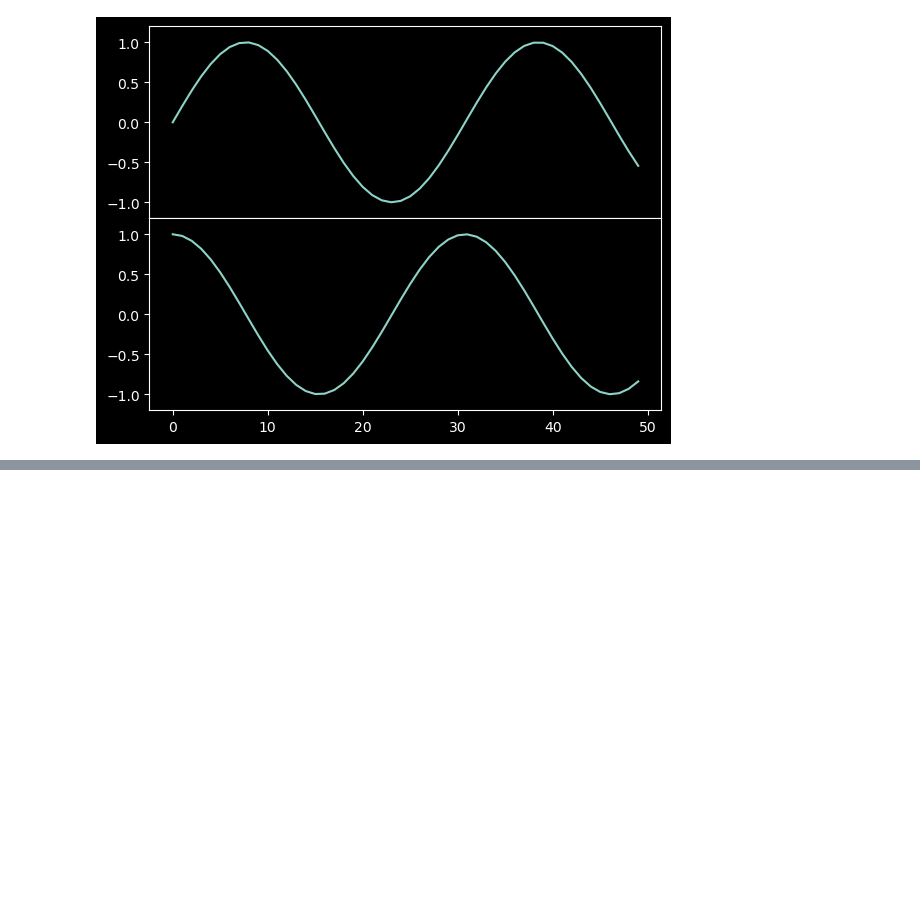
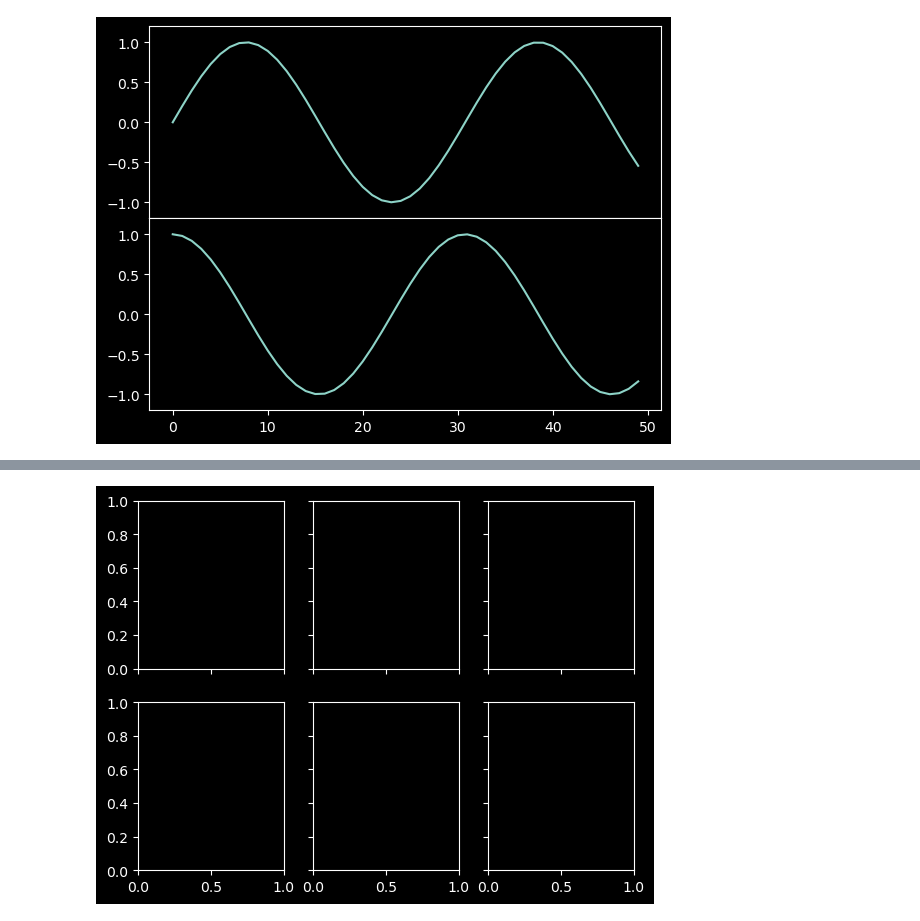
Before and after one commit to Venux09/Data_science_handbook_study, a Jupyter notebook: Matplotlib-data_science_handbook/multiple_subplots.ipynb, the cells around one changed output, grey strips where cells are left out. Saved outputs shown, nothing was run; the diff lists cells and outputs as text; code cells hidden in the pictures; blank space fills up the shorter version.

```diff
--- a/Matplotlib-data_science_handbook/multiple_subplots.ipynb
+++ b/Matplotlib-data_science_handbook/multiple_subplots.ipynb
@@ -27,0 +36,4 @@ ax2.plot(np.cos(x))
+# %%
+fig, ax = plt.subplots(2, 3, sharex='col', sharey='row')
+# %% [output]
+[figure, added]
```
Also changed, not shown: parts of 7 cells of this notebook, 1 other file.
